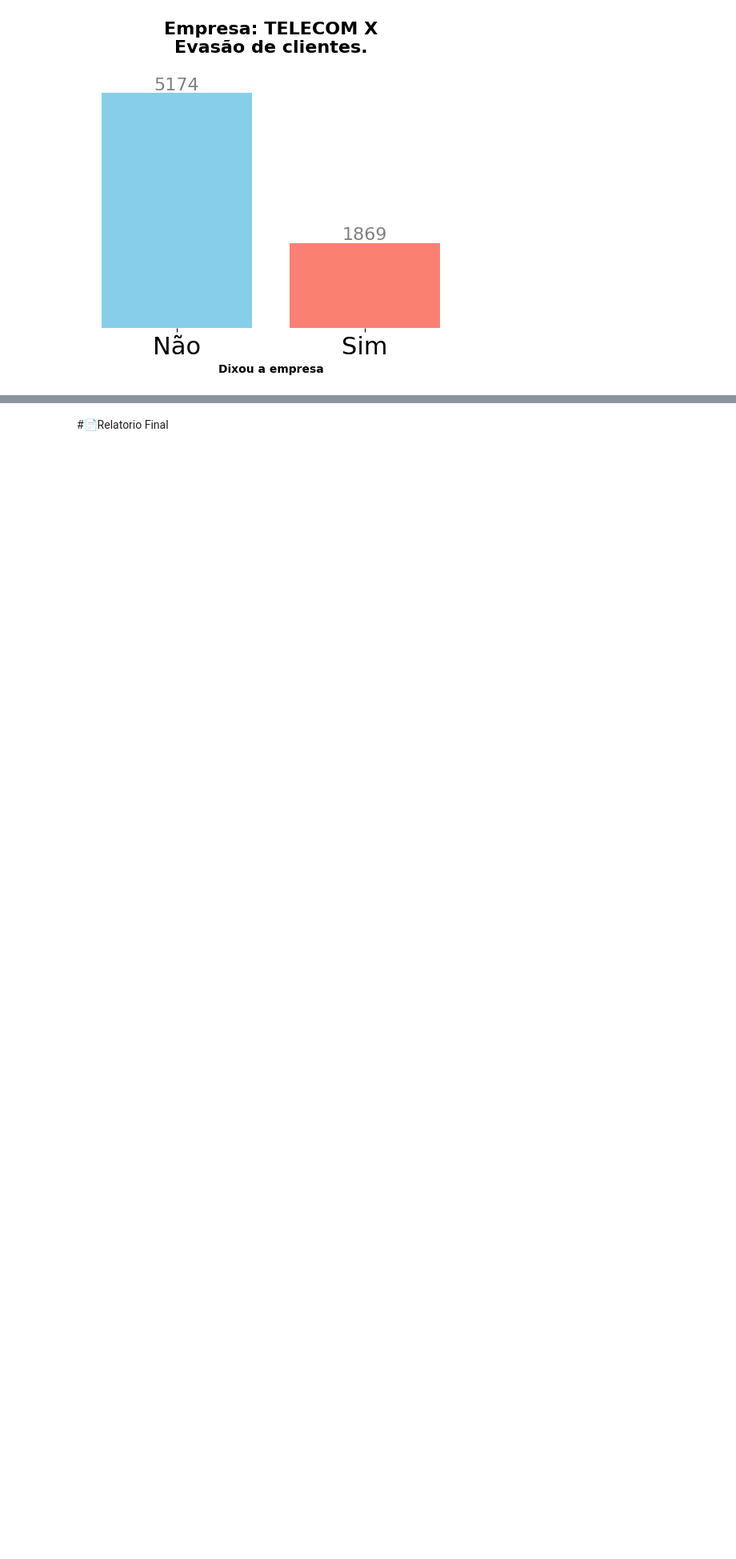
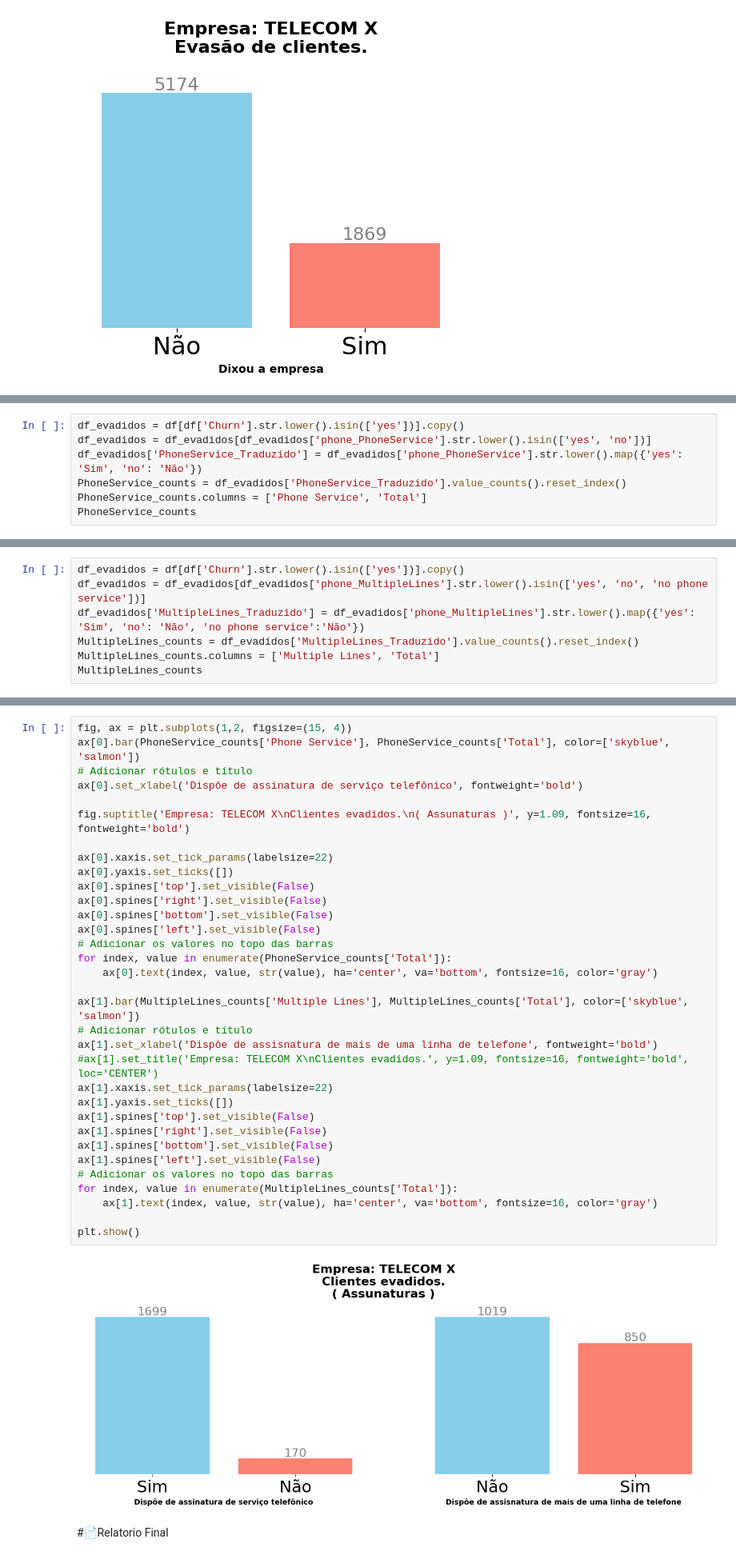
Before and after one commit to lfa-systems/Telecom_X, a Jupyter notebook: TelecomX_BR.ipynb, the cells around one changed output, grey strips where cells are left out. Shown: that part at 80% size. Saved outputs shown, nothing was run; the diff lists cells and outputs as text; blank space fills up the shorter version.

Commit message:
Gráficos de assinaturas

```diff
--- a/TelecomX_BR.ipynb
+++ b/TelecomX_BR.ipynb
@@ -238,0 +267,7 @@ plt.show()
+# %%
+df_evadidos = df[df['Churn'].str.lower().isin(['yes'])].copy()
+df_evadidos = df_evadidos[df_evadidos['phone_PhoneService'].str.lower().isin(['yes', 'no'])]
+df_evadidos['PhoneService_Traduzido'] = df_evadidos['phone_PhoneService'].str.lower().map({'yes': 'Sim', 'no': 'Não'})
+PhoneService_counts = df_evadidos['PhoneService_Traduzido'].value_counts().reset_index()
+PhoneService_counts.columns = ['Phone Service', 'Total']
+PhoneService_counts
@@ -238,0 +278,7 @@ plt.show()
+# %%
+df_evadidos = df[df['Churn'].str.lower().isin(['yes'])].copy()
+df_evadidos = df_evadidos[df_evadidos['phone_MultipleLines'].str.lower().isin(['yes', 'no', 'no phone service'])]
+df_evadidos['MultipleLines_Traduzido'] = df_evadidos['phone_MultipleLines'].str.lower().map({'yes': 'Sim', 'no': 'Não', 'no phone service':'Não'})
+MultipleLines_counts = df_evadidos['MultipleLines_Traduzido'].value_counts().reset_index()
+MultipleLines_counts.columns = ['Multiple Lines', 'Total']
+MultipleLines_counts
@@ -239,2 +289,37 @@ plt.show()
+# %%
+fig, ax = plt.subplots(1,2, figsize=(15, 4))
+ax[0].bar(PhoneService_counts['Phone Service'], PhoneService_counts['Total'], color=['skyblue', 'salmon'])
+# Adicionar rótulos e título
+ax[0].set_xlabel('Dispôe de assinatura de serviço telefônico', fontweight='bold')
+
+fig.suptitle('Empresa: TELECOM X\nClientes evadidos.\n( Assunaturas )', y=1.09, fontsize=16, fontweight='bold')
+
+ax[0].xaxis.set_tick_params(labelsize=22)
+ax[0].yaxis.set_ticks([])
+ax[0].spines['top'].set_visible(False)
+ax[0].spines['right'].set_visible(False)
+ax[0].spines['bottom'].set_visible(False)
+ax[0].spines['left'].set_visible(False)
+# Adicionar os valores no topo das barras
+for index, value in enumerate(PhoneService_counts['Total']):
+    ax[0].text(index, value, str(value), ha='center', va='bottom', fontsize=16, color='gray')
+
+ax[1].bar(MultipleLines_counts['Multiple Lines'], MultipleLines_counts['Total'], color=['skyblue', 'salmon'])
+# Adicionar rótulos e título
+ax[1].set_xlabel('Dispôe de assisnatura de mais de uma linha de telefone', fontweight='bold')
+#ax[1].set_title('Empresa: TELECOM X\nClientes evadidos.', y=1.09, fontsize=16, fontweight='bold', loc='CENTER')
+ax[1].xaxis.set_tick_params(labelsize=22)
+ax[1].yaxis.set_ticks([])
+ax[1].spines['top'].set_visible(False)
+ax[1].spines['right'].set_visible(False)
+ax[1].spines['bottom'].set_visible(False)
+ax[1].spines['left'].set_visible(False)
+# Adicionar os valores no topo das barras
+for index, value in enumerate(MultipleLines_counts['Total']):
+    ax[1].text(index, value, str(value), ha='center', va='bottom', fontsize=16, color='gray')
+
+plt.show()
+# %% [output]
+[figure, added]
 # %% [markdown]
 #📄Relatorio Final
```
Also changed, not shown: parts of 7 cells of this notebook.
